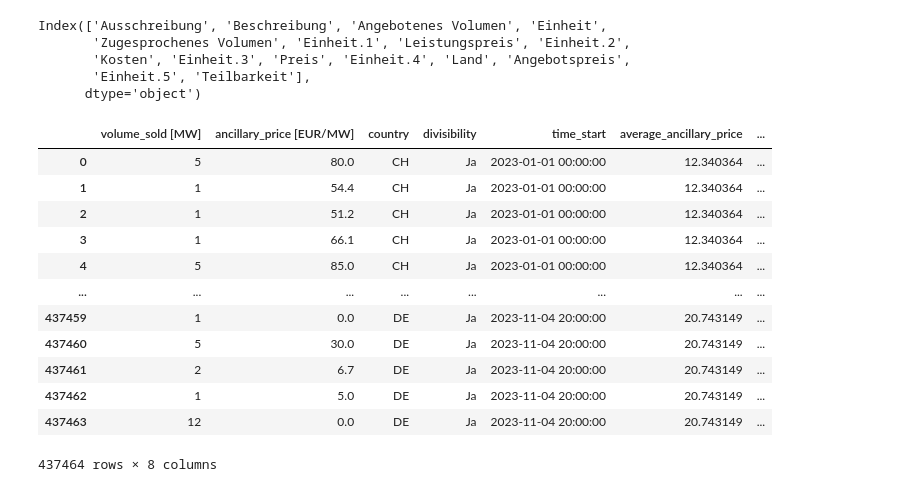
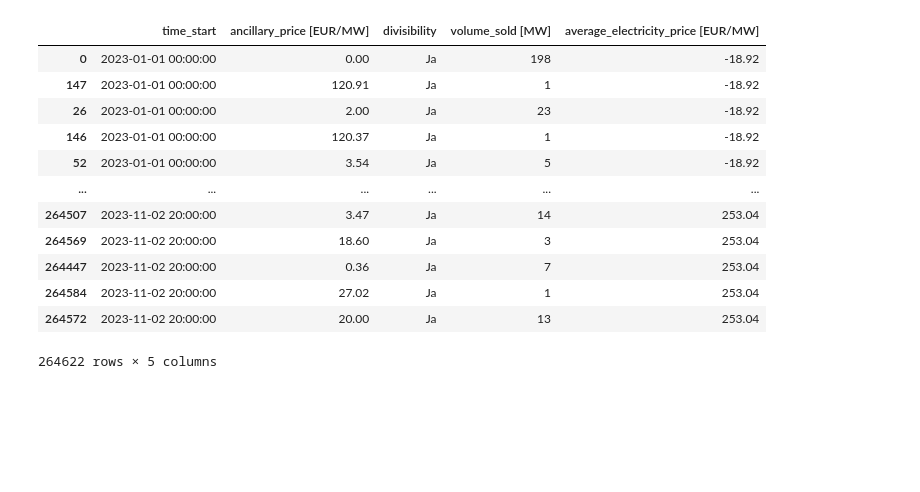
Before and after one commit to ibstokke/EnergyNow23, a Jupyter notebook: Electricity_prices.ipynb, the cells around one changed output. Saved outputs shown, nothing was run; the diff lists cells and outputs as text; code cells hidden in the pictures; blank space fills up the shorter version.

```diff
--- a/Electricity_prices.ipynb
+++ b/Electricity_prices.ipynb
@@ -60,13 +60,12 @@ ancillary_df = pd.DataFrame()
 
 an_csv_files = ["2023-PRL-SRL-TRL-Ergebnis.csv"]
 ancillary_df = pd.DataFrame()
-start_date = datetime(year = 2023, month = 1, day=1, hour=0, minute=0)
-end_date = datetime(year=2023, month = 11, day = 3)
+
 
 for filename in an_csv_files:
     process_df = pd.read_csv(filename, sep = ";", low_memory=False)
     ancillary_df = pd.concat([ancillary_df,process_df])
-print(ancillary_df.columns)
+
 #specifying and filtering by ancillary service type
 ancillary_type = "PRL"
 ancillary_df = ancillary_df[ancillary_df["Ausschreibung"].str[0:3] == ancillary_type]
@@ -77,61 +76,46 @@ day = ancillary_df["Ausschreibung"].str[-8:]
 time = ancillary_df["Beschreibung"].str[-len("00:00 bis 04:00"):]
 time_string = day + " " + time.str[0:5]
 ancillary_df["time_start"] = pd.to_datetime(time_string, format = "%y_%m_%d %H:%M")
 
 
 
 #We see by unhashing the line below that volume that cannot be parted is relatively small so we can look away from that in the first place
 #print(ancillary_df[ancillary_df["Teilbarkeit"] != "Ja"]["Angebotenes Volumen"].sum()/ancillary_df["Angebotenes Volumen"].sum())
 
-ancillary_df["average_ancillary_price"] = pd.Series()
-ancillary_df["max_ancillary_price"] = pd.Series()
-ancillary_df["min_ancillary_price"] = pd.Series()
-for time in ancillary_df["time_start"].unique():
-    df = ancillary_df[ancillary_df["time_start"] == time]
-    avg_price = df["Kosten"].sum()/df["Zugesprochenes Volumen"].sum()
-    indices = list(df.index.values)
-    ancillary_df.loc[indices[0]:indices[-1],"average_ancillary_price"] = avg_price
-    ancillary_df.loc[indices[0]:indices[-1],"max_ancillary_price"] = df["Leistungspreis"].max()
-    ancillary_df.loc[indices[0]:indices[-1],"min_ancillary_price"] = df["Leistungspreis"].min()
 
 #We are at the moment only keeping the 'Leisungspreis' out of the prices
 ancillary_df.drop(columns=ancillary_df.columns[:4],axis=1, inplace=True)
 ancillary_df.drop(columns=ancillary_df.columns[4:8], axis = 1, inplace=True)
 ancillary_df.drop(columns = ancillary_df.columns[5:7],axis = 1,inplace = True)
 #ancillary_df.drop(columns=ancillary_df.columns[])
 
 #Unhash line below to get only bids in Switzerland
 #ancillary_df = ancillary_df[ancillary_df["Land"] == "CH"]
 
 #Renaming columns
 unit_column_names = ancillary_df[ancillary_df.columns[1::2]].values[0]
 new_column_names = ["volume_sold ["+ str(unit_column_names[0]) + "]","ancillary_price [" + str(unit_column_names[1])+"]", "country", "divisibility"]
 ancillary_df.drop(columns=ancillary_df.columns[1:4:2], axis =1, inplace=True)
 ancillary_df = ancillary_df.rename(columns=dict(zip(["Zugesprochenes Volumen","Leistungspreis","Land","Teilbarkeit"],new_column_names)))
 
 #Defining a capacity for the powerplant to filter the dataframe
 capacity = 10
 
-for date in ancillary_df["time_start"].unique():
-    date_df = ancillary_df[ancillary_df["time_start"] == date].sort_values(by = "ancillary_price [EUR/MW]",ascending = False)
-    #adding electricity price
+
+ancillary_df = ancillary_df.groupby(by = ["time_start","ancillary_price [EUR/MW]","divisibility"], as_index = False)["volume_sold [MW]"].sum()
+ancillary_df = ancillary_df.merge(right = electricity_df, on="time_start").sort_values("ancillary_price [EUR/MW]",ascending = False).sort_values("time_start")
 ancillary_df
 # %% [output]
+|  | time_start | ancillary_price [EUR/MW] | divisibility | volume_sold [MW] | average_electricity_price [EUR/MW] |
+| 0 | 2023-01-01 00:00:00 | 0.00 | Ja | 198 | -18.92 |
+| 147 | 2023-01-01 00:00:00 | 120.91 | Ja | 1 | -18.92 |
+| 26 | 2023-01-01 00:00:00 | 2.00 | Ja | 23 | -18.92 |
+| 146 | 2023-01-01 00:00:00 | 120.37 | Ja | 1 | -18.92 |
+| 52 | 2023-01-01 00:00:00 | 3.54 | Ja | 5 | -18.92 |
+| ... | ... | ... | ... | ... | ... |
+| 264507 | 2023-11-02 20:00:00 | 3.47 | Ja | 14 | 253.04 |
+| 264569 | 2023-11-02 20:00:00 | 18.60 | Ja | 3 | 253.04 |
+| 264447 | 2023-11-02 20:00:00 | 0.36 | Ja | 7 | 253.04 |
+| 264584 | 2023-11-02 20:00:00 | 27.02 | Ja | 1 | 253.04 |
+| 264572 | 2023-11-02 20:00:00 | 20.00 | Ja | 13 | 253.04 |
-Index(['Ausschreibung', 'Beschreibung', 'Angebotenes Volumen', 'Einheit',
-       'Zugesprochenes Volumen', 'Einheit.1', 'Leistungspreis', 'Einheit.2',
-       'Kosten', 'Einheit.3', 'Preis', 'Einheit.4', 'Land', 'Angebotspreis',
-       'Einheit.5', 'Teilbarkeit'],
-      dtype='object')
+264622 rows × 5 columns
-|  | volume_sold [MW] | ancillary_price [EUR/MW] | country | divisibility | time_start | average_ancillary_price | ... |
-| 0 | 5 | 80.0 | CH | Ja | 2023-01-01 00:00:00 | 12.340364 | ... |
-| 1 | 1 | 54.4 | CH | Ja | 2023-01-01 00:00:00 | 12.340364 | ... |
-| 2 | 1 | 51.2 | CH | Ja | 2023-01-01 00:00:00 | 12.340364 | ... |
-| 3 | 1 | 66.1 | CH | Ja | 2023-01-01 00:00:00 | 12.340364 | ... |
-| 4 | 5 | 85.0 | CH | Ja | 2023-01-01 00:00:00 | 12.340364 | ... |
-| ... | ... | ... | ... | ... | ... | ... | ... |
-| 437459 | 1 | 0.0 | DE | Ja | 2023-11-04 20:00:00 | 20.743149 | ... |
-| 437460 | 5 | 30.0 | DE | Ja | 2023-11-04 20:00:00 | 20.743149 | ... |
-| 437461 | 2 | 6.7 | DE | Ja | 2023-11-04 20:00:00 | 20.743149 | ... |
-| 437462 | 1 | 5.0 | DE | Ja | 2023-11-04 20:00:00 | 20.743149 | ... |
-| 437463 | 12 | 0.0 | DE | Ja | 2023-11-04 20:00:00 | 20.743149 | ... |
-437464 rows × 8 columns
```
Also changed, not shown: parts of 12 cells of this notebook.
